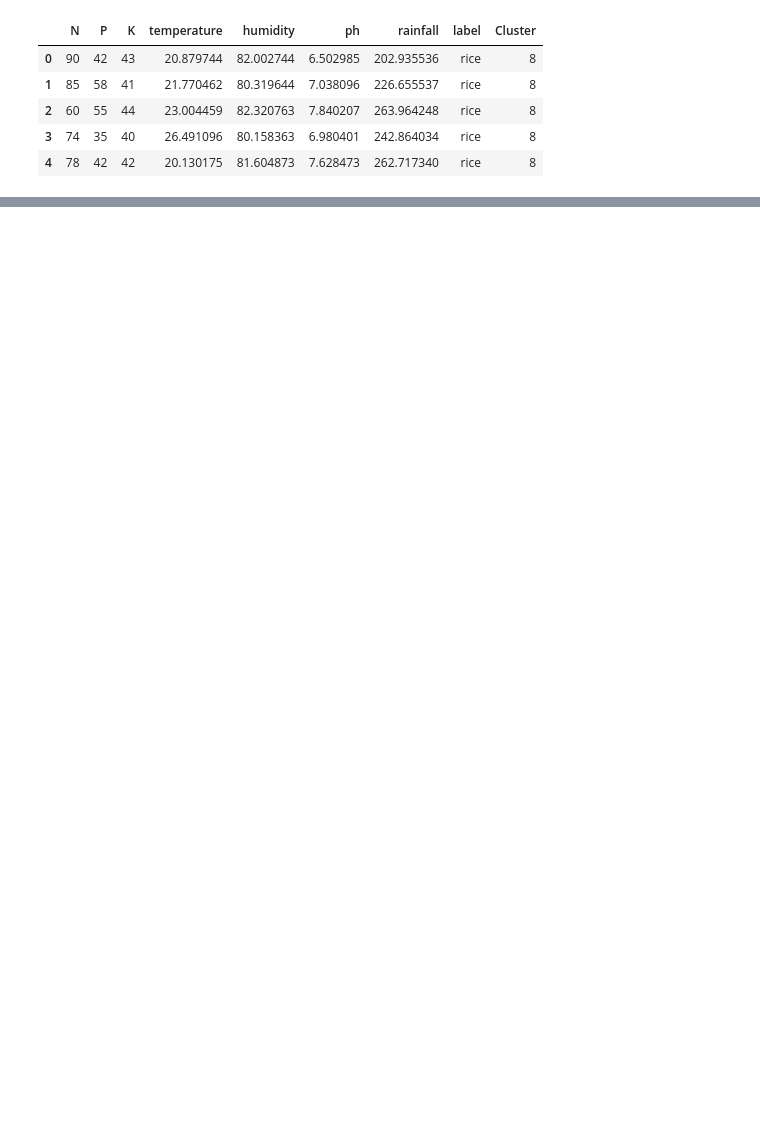
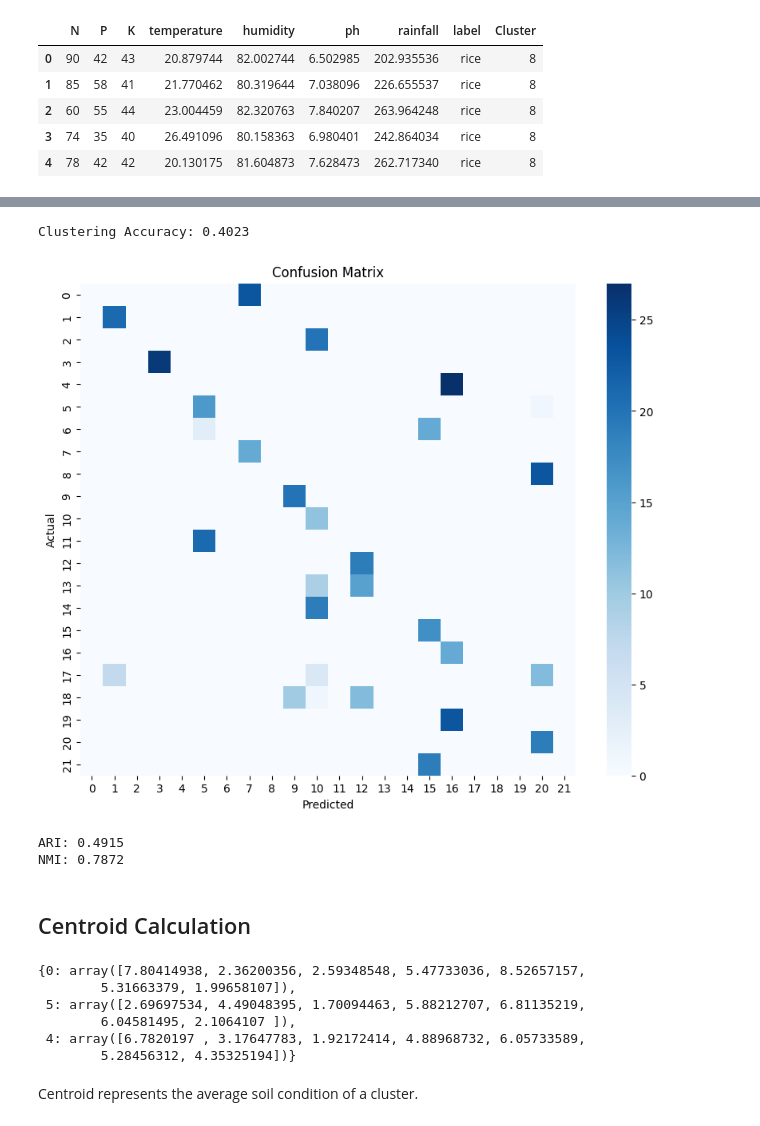
Before and after one commit to bhardwajamrit7/Crop_Advisory_system, a Jupyter notebook: notebooks/Crop_Clustering_Analysis.ipynb, the cells around one changed output, grey strips where cells are left out. Drawn from its saved outputs; the diff is of its cells as text; code cells hidden in the pictures; blank space fills up the shorter version.

```diff
--- a/notebooks/Crop_Clustering_Analysis.ipynb
+++ b/notebooks/Crop_Clustering_Analysis.ipynb
@@ -259,0 +252,24 @@ cluster_crop_table
+# %%
+## Predict Clusters
+
+test_clusters = kmeans.predict(X_test)
+
+test_df = pd.DataFrame({
+    "Actual Crop": y_test.values,
+    "Cluster": test_clusters
+})
+# %%
+## Cluster Mapping
+
+train_clusters = kmeans.labels_
+
+train_df = pd.DataFrame({
+    "Cluster": train_clusters,
+    "Crop": y_train.values
+})
+
+cluster_mapping = train_df.groupby("Cluster")["Crop"].agg(
+    lambda x: x.value_counts().index[0]
+)
+
+cluster_mapping
@@ -259,0 +289,6 @@ cluster_crop_table
+# %%
+## Predict Crop
+
+test_df["Predicted Crop"] = test_df["Cluster"].map(cluster_mapping)
+
+test_df.head()
@@ -259,0 +302,50 @@ cluster_crop_table
+# %%
+## Accuracy
+
+accuracy = accuracy_score(test_df["Actual Crop"], test_df["Predicted Crop"])
+print("Clustering Accuracy:", round(accuracy, 4))
+# %% [output]
+Clustering Accuracy: 0.4023
+# %%
+## Confusion Matrix
+
+cm = confusion_matrix(test_df["Actual Crop"], test_df["Predicted Crop"])
+
+plt.figure(figsize=(10,8))
+sns.heatmap(cm, cmap="Blues")
+plt.title("Confusion Matrix")
+plt.xlabel("Predicted")
+plt.ylabel("Actual")
+plt.show()
+# %% [output]
+[figure, added]
+# %%
+## ARI & NMI
+
+ari = adjusted_rand_score(y_test, test_clusters)
+nmi = normalized_mutual_info_score(y_test, test_clusters)
+
+print("ARI:", round(ari, 4))
+print("NMI:", round(nmi, 4))
+# %% [output]
+ARI: 0.4915
+NMI: 0.7872
+# %% [markdown]
+## Centroid Calculation
+# %%
+# Extract centroids
+
+centroids = kmeans.cluster_centers_
+
+top3_centroids = {c: centroids[c] for c in top3_clusters}
+
+top3_centroids
+# %% [output]
+{0: array([7.80414938, 2.36200356, 2.59348548, 5.47733036, 8.52657157,
+        5.31663379, 1.99658107]),
+ 5: array([2.69697534, 4.49048395, 1.70094463, 5.88212707, 6.81135219,
+        6.04581495, 2.1064107 ]),
+ 4: array([6.7820197 , 3.17647783, 1.92172414, 4.88968732, 6.05733589,
+        5.28456312, 4.35325194])}
+# %% [markdown]
+Centroid represents the average soil condition of a cluster.
```
Also changed, not shown: parts of 44 cells of this notebook, 5 other files.
